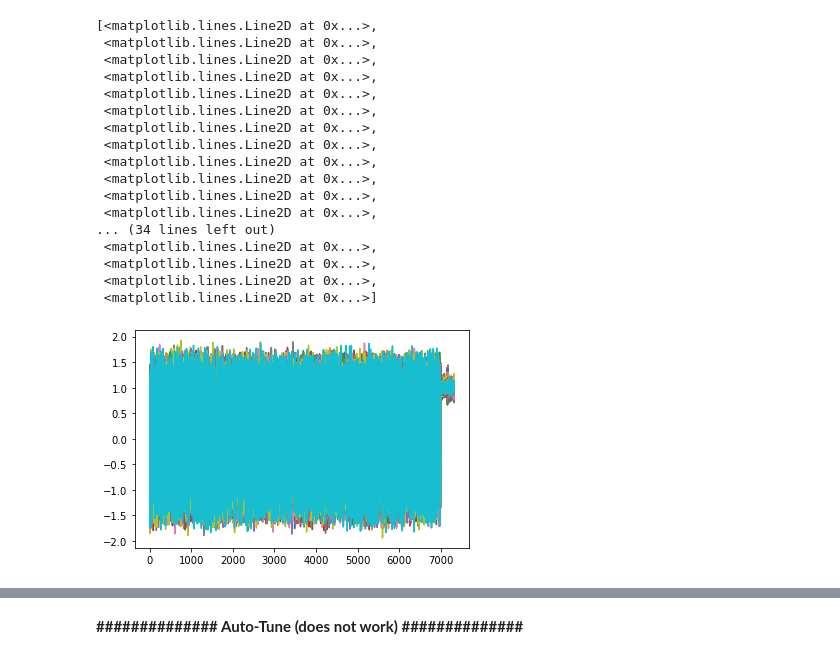
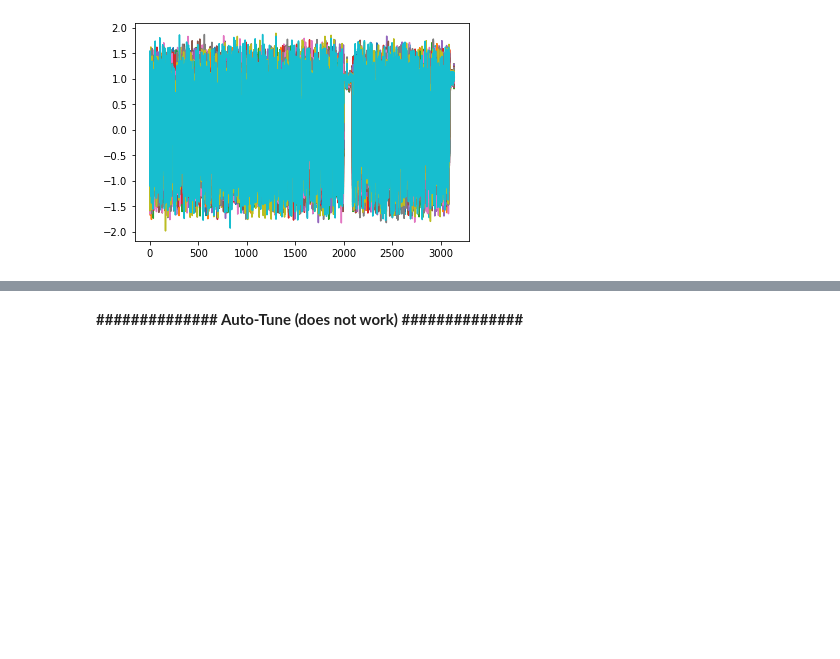
Before and after one commit to pietromarini00/Financial-Time-Series-Forecasting, a Jupyter notebook: Def1.ipynb, the cells around one changed output, grey strips where cells are left out. Saved outputs shown, nothing was run; the diff lists cells and outputs as text; code cells hidden in the pictures; blank space fills up the shorter version.

```diff
--- a/Def1.ipynb
+++ b/Def1.ipynb
@@ -57,21 +28,4 @@ test[cols2] = scaler.fit_transform(test[cols2])
 # %%
-plt.plot(train)
+plt.show(plt.plot(test))
 # %% [output]
-[<matplotlib.lines.Line2D at 0x...>,
- <matplotlib.lines.Line2D at 0x...>,
- <matplotlib.lines.Line2D at 0x...>,
- <matplotlib.lines.Line2D at 0x...>,
- <matplotlib.lines.Line2D at 0x...>,
- <matplotlib.lines.Line2D at 0x...>,
- <matplotlib.lines.Line2D at 0x...>,
- <matplotlib.lines.Line2D at 0x...>,
- <matplotlib.lines.Line2D at 0x...>,
- <matplotlib.lines.Line2D at 0x...>,
- <matplotlib.lines.Line2D at 0x...>,
- <matplotlib.lines.Line2D at 0x...>,
-... (34 lines left out)
- <matplotlib.lines.Line2D at 0x...>,
- <matplotlib.lines.Line2D at 0x...>,
- <matplotlib.lines.Line2D at 0x...>,
- <matplotlib.lines.Line2D at 0x...>]
-[figure, old version]
+[figure, new version]
```
Also changed, not shown: parts of 30 cells of this notebook.
